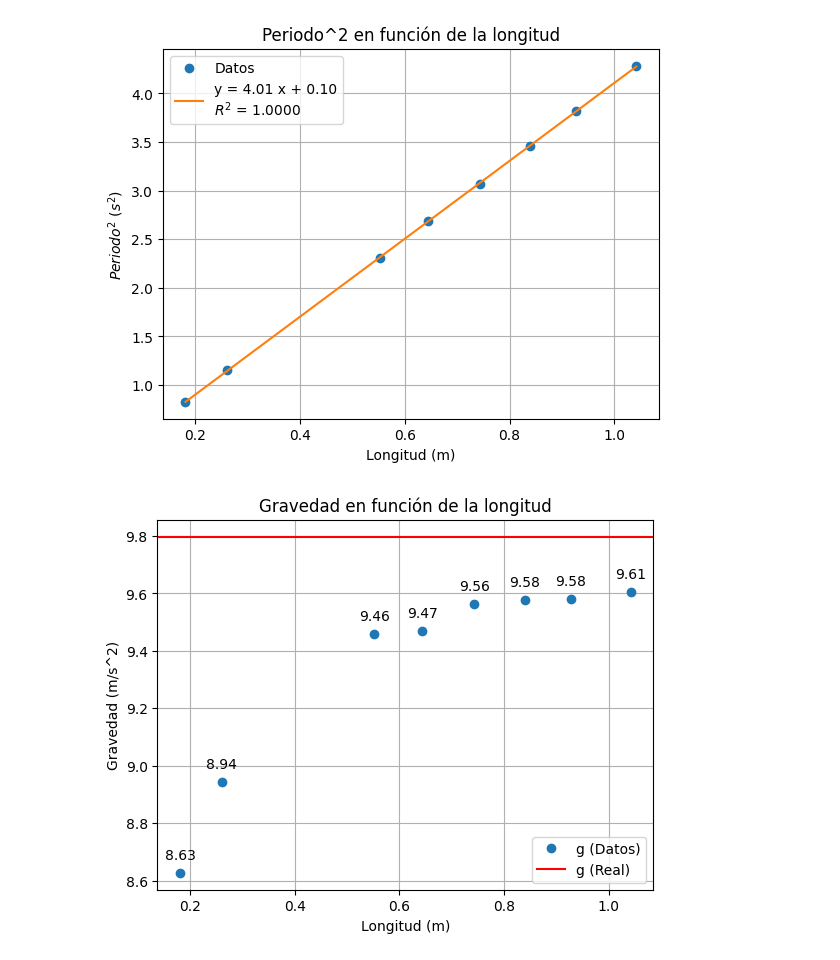
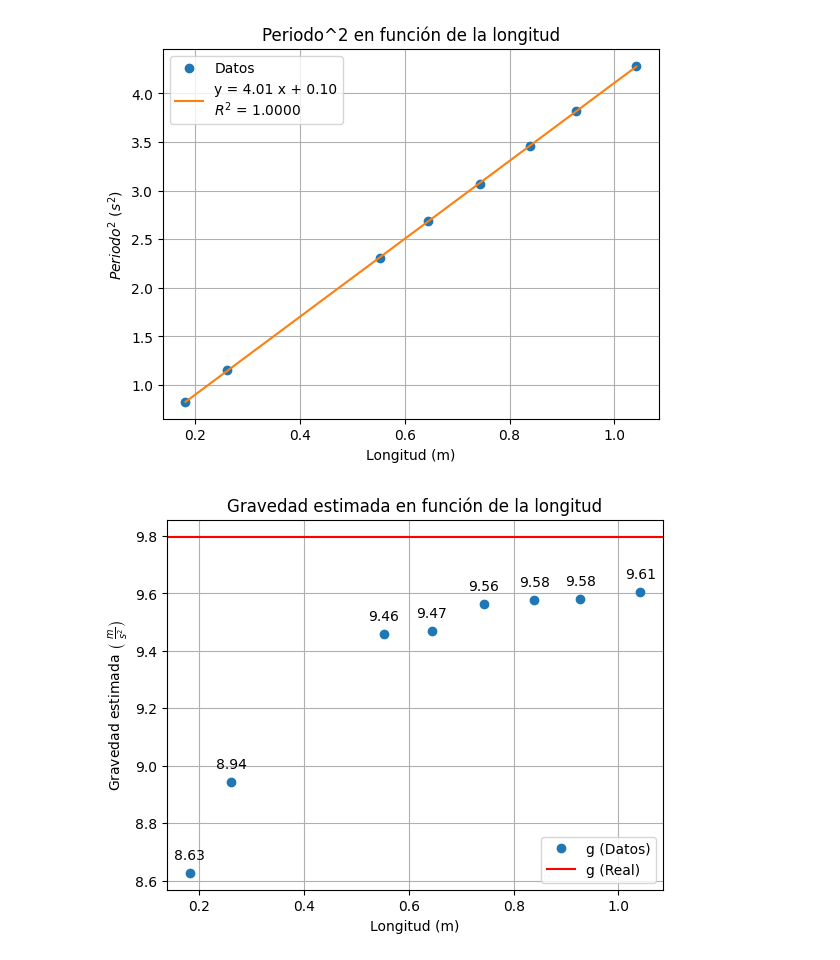
Before and after one commit to LecJackS/Mecanica-y-Termodinamica-2024-1C, a Jupyter notebook: Laboratorios/Labo03-04/Labo02.ipynb, the cells around one changed output. Cells and saved outputs as stored; diff of their text form; code cells hidden in the pictures.

Commit message:
Update gravedad

```diff
--- a/Laboratorios/Labo03-04/Labo02.ipynb
+++ b/Laboratorios/Labo03-04/Labo02.ipynb
@@ -375,20 +375,20 @@ R2 = 1.0000
 # %%
 # g = (2*np.pi / T)^2 * L
 
 g_est = (2*np.pi / np.array(periodos))**2 * np.array(longitudes)
 
 plt.plot(longitudes, g_est, 'o', label='g (Datos)')
 plt.axhline(y=g_real, color='r', linestyle='-', label='g (Real)')
 
 for i, g in enumerate(g_est):
     txt = f"{g:.2f}"
     plt.annotate(txt, (longitudes[i], g_est[i]), textcoords="offset points", xytext=(0,10), ha='center')
 
 plt.xlabel("Longitud (m)")
-plt.ylabel("Gravedad (m/s^2)")
-plt.title("Gravedad en función de la longitud")
+plt.ylabel("Gravedad estimada "+r"$\left( \ \frac{m}{s^2}\right)$")
+plt.title("Gravedad estimada en función de la longitud")
 plt.legend()
 plt.grid()
 plt.show()
 # %% [output]
-[figure, old version]
+[figure, new version]
```
